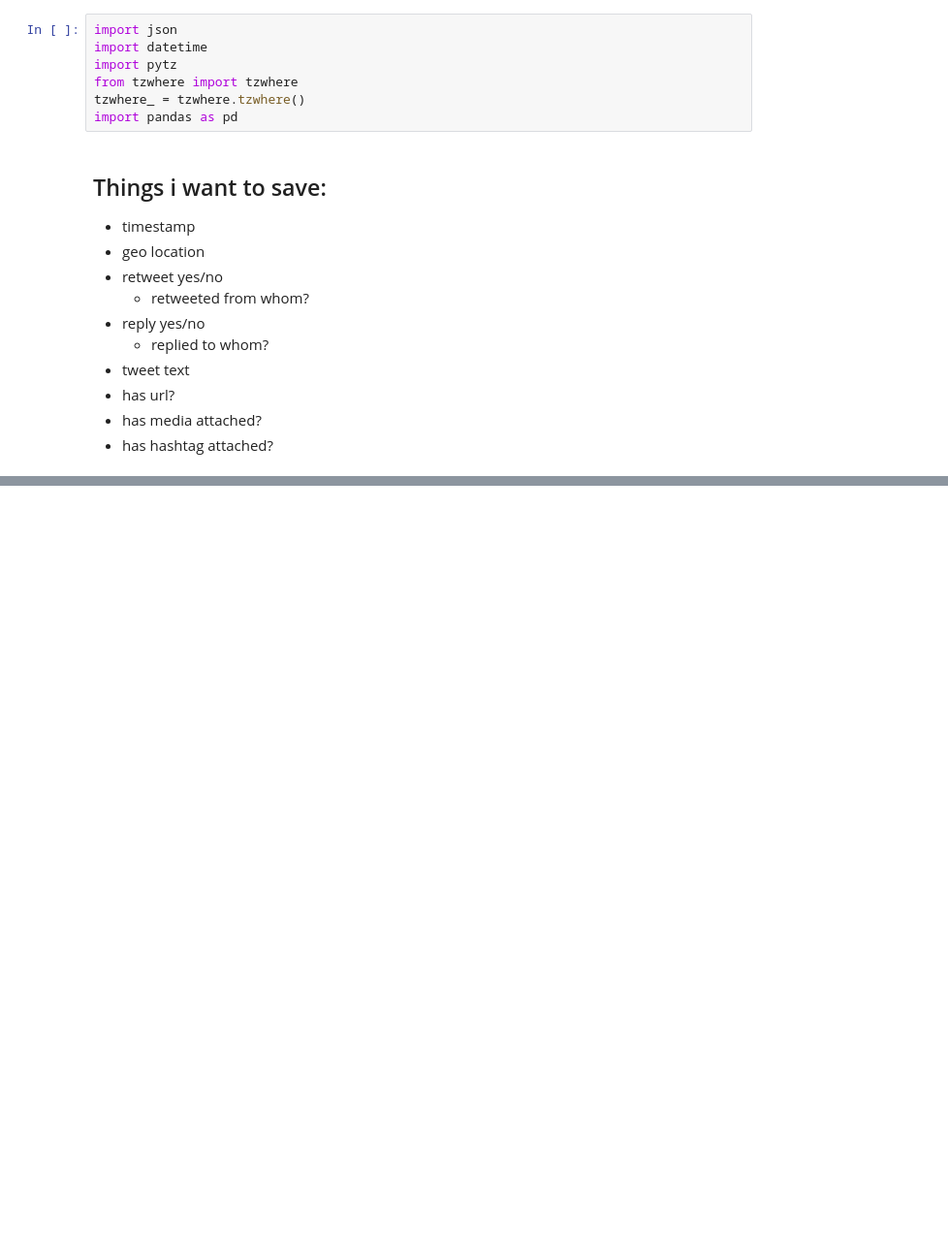
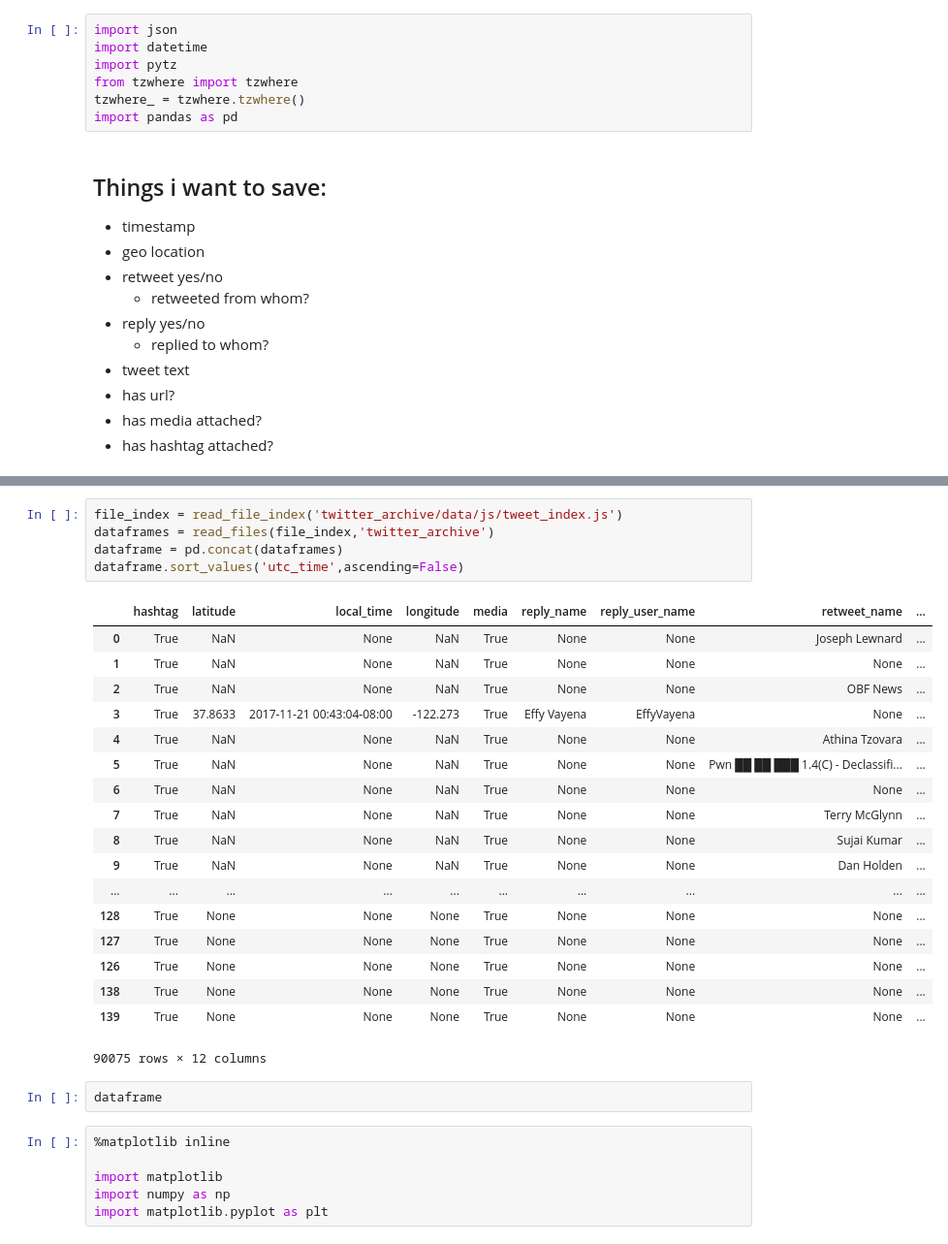
Before and after one commit to gedankenstuecke/twitter-analyser, a Jupyter notebook: archive-analyser.ipynb, the cells around one changed output, grey strips where cells are left out. Shown at 97% size. Cells and saved outputs as stored; diff of their text form; blank space fills up the shorter version.

```diff
--- a/archive-analyser.ipynb
+++ b/archive-analyser.ipynb
@@ -163,0 +160,32 @@ tweet_df
+# %%
+file_index = read_file_index('twitter_archive/data/js/tweet_index.js')
+dataframes = read_files(file_index,'twitter_archive')
+dataframe = pd.concat(dataframes)
+dataframe.sort_values('utc_time',ascending=False)
+# %% [output]
+|  | hashtag | latitude | local_time | longitude | media | reply_name | reply_user_name | retweet_name | ... |
+| 0 | True | NaN | None | NaN | True | None | None | Joseph Lewnard | ... |
+| 1 | True | NaN | None | NaN | True | None | None | None | ... |
+| 2 | True | NaN | None | NaN | True | None | None | OBF News | ... |
+| 3 | True | 37.8633 | 2017-11-21 00:43:04-08:00 | -122.273 | True | Effy Vayena | EffyVayena | None | ... |
+| 4 | True | NaN | None | NaN | True | None | None | Athina Tzovara | ... |
+| 5 | True | NaN | None | NaN | True | None | None | Pwn ██ ██ ███ 1.4(C) - Declassifi... | ... |
+| 6 | True | NaN | None | NaN | True | None | None | None | ... |
+| 7 | True | NaN | None | NaN | True | None | None | Terry McGlynn | ... |
+| 8 | True | NaN | None | NaN | True | None | None | Sujai Kumar | ... |
+| 9 | True | NaN | None | NaN | True | None | None | Dan Holden | ... |
+| ... | ... | ... | ... | ... | ... | ... | ... | ... | ... |
+| 128 | True | None | None | None | True | None | None | None | ... |
+| 127 | True | None | None | None | True | None | None | None | ... |
+| 126 | True | None | None | None | True | None | None | None | ... |
+| 138 | True | None | None | None | True | None | None | None | ... |
+| 139 | True | None | None | None | True | None | None | None | ... |
+90075 rows × 12 columns
+# %%
+dataframe
+# %%
+%matplotlib inline
+
+import matplotlib
+import numpy as np
+import matplotlib.pyplot as plt
```
Also changed, not shown: parts of 5 cells of this notebook.
